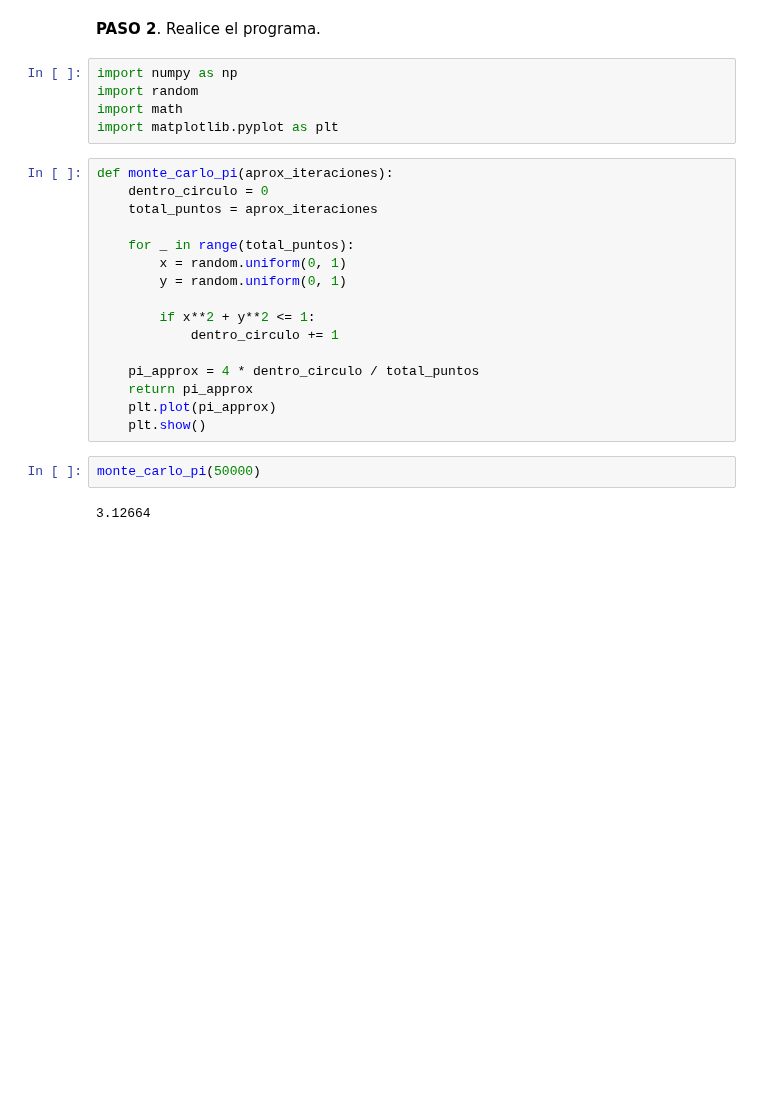
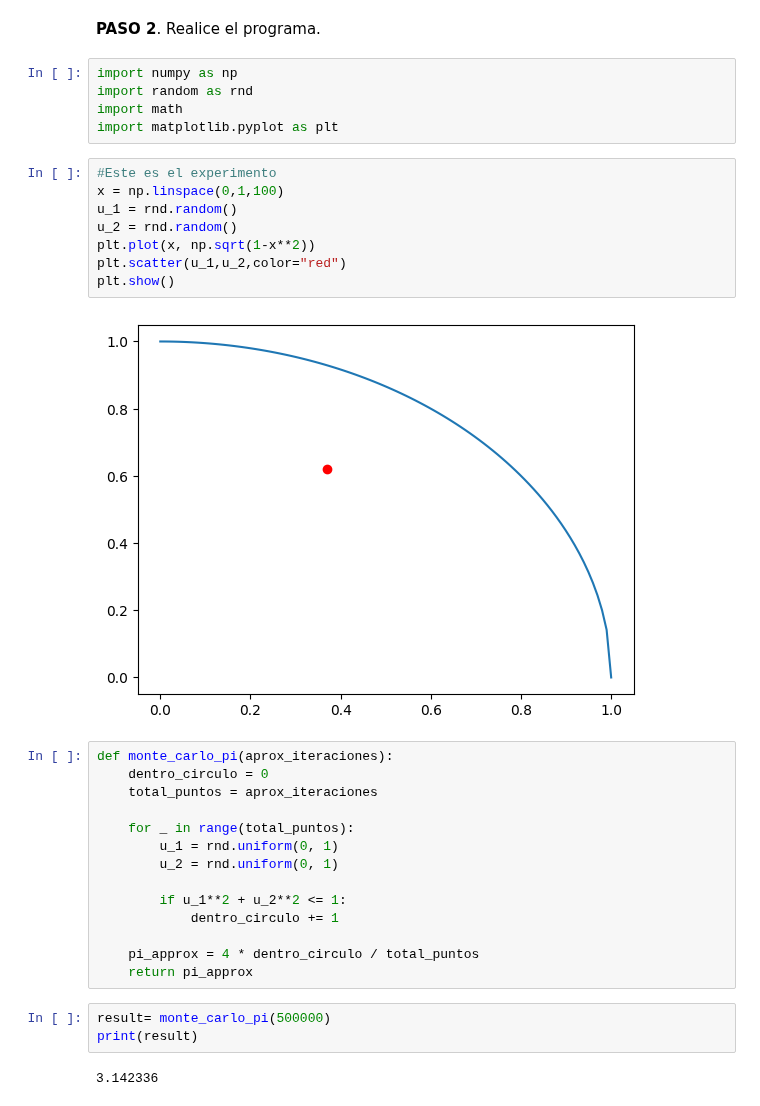
Before and after one commit to MartaPCastillo/Simulaci-n-I-, a Jupyter notebook: Aproximación_del_número_Pi.ipynb, the cells around one changed output. Cells and saved outputs as stored; diff of their text form; blank space fills up the shorter version.

```diff
--- a/Aproximación_del_número_Pi.ipynb
+++ b/Aproximación_del_número_Pi.ipynb
@@ -45,29 +45,38 @@ Por simulación: Construimos el modelo en varios pasos.
 **PASO 2**. Realice el programa.
 # %%
 import numpy as np
-import random
+import random as rnd
 import math
 import matplotlib.pyplot as plt
+# %%
+#Este es el experimento
+x = np.linspace(0,1,100)
+u_1 = rnd.random()
+u_2 = rnd.random()
+plt.plot(x, np.sqrt(1-x**2))
+plt.scatter(u_1,u_2,color="red")
+plt.show()
+# %% [output]
+[figure, added]
 # %%
 def monte_carlo_pi(aprox_iteraciones):
     dentro_circulo = 0
     total_puntos = aprox_iteraciones
 
     for _ in range(total_puntos):
-        x = random.uniform(0, 1)
-        y = random.uniform(0, 1)
+        u_1 = rnd.uniform(0, 1)
+        u_2 = rnd.uniform(0, 1)
 
-        if x**2 + y**2 <= 1:
+        if u_1**2 + u_2**2 <= 1:
             dentro_circulo += 1
 
     pi_approx = 4 * dentro_circulo / total_puntos
     return pi_approx
-    plt.plot(pi_approx)
-    plt.show()
-# %%
-monte_carlo_pi(50000)
-# %% [output]
-3.12664
+# %%
+result= monte_carlo_pi(500000)
+print(result)
+# %% [output]
+3.142336
 # %%
 def experimento(iteraciones):
     i = 0
```
Also changed, not shown: parts of 4 cells of this notebook.
